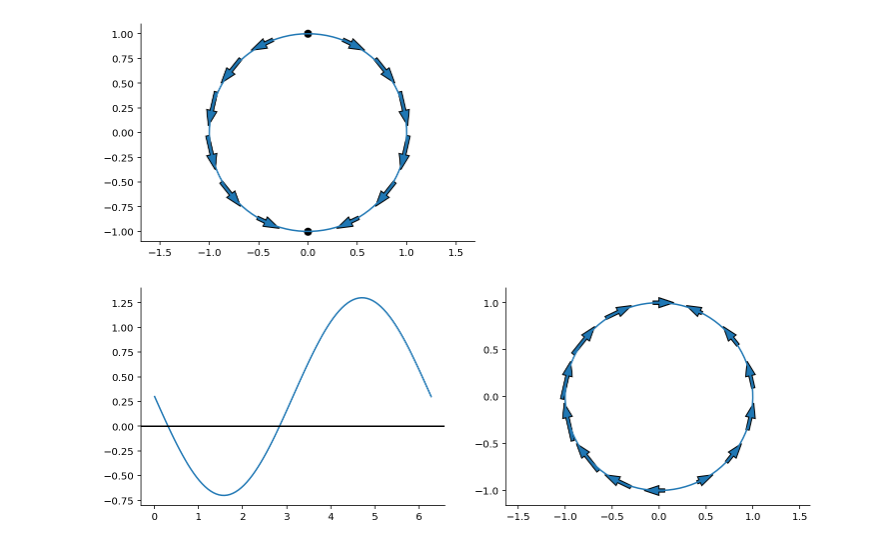
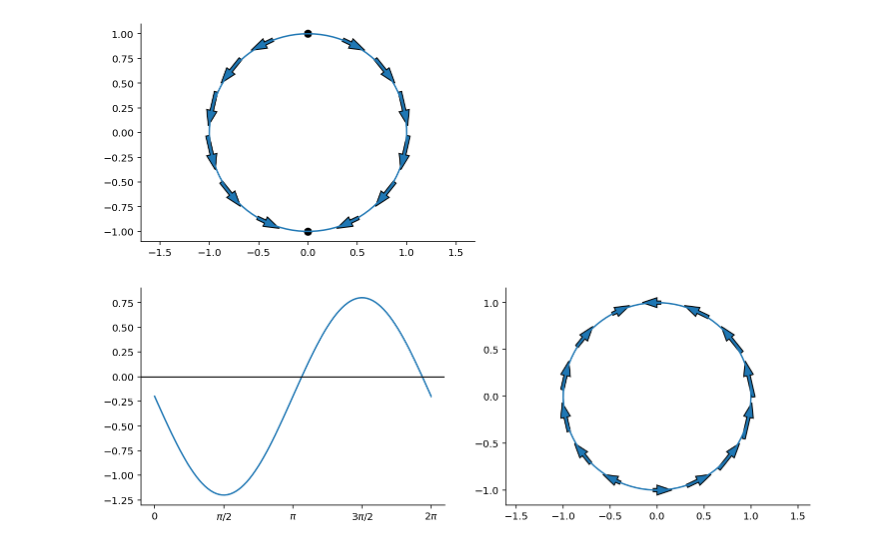
Before and after one commit to gerdm/QMUL, a Jupyter notebook: MTH744P-dynamical-systems/l04-flow-on-circle.ipynb, the cells around one changed output. Saved outputs shown, nothing was run; the diff lists cells and outputs as text; code cells hidden in the pictures.

```diff
--- a/MTH744P-dynamical-systems/l04-flow-on-circle.ipynb
+++ b/MTH744P-dynamical-systems/l04-flow-on-circle.ipynb
@@ -44,7 +44,8 @@ polar_coords = np.concatenate([np.sin(xticks_values)[:, None], np.cos(xticks_val
 # %%
 theta_circular = np.linspace(0, 2 * np.pi, 100)
 # %%
-def plot_circular_dynamics(theta_inits, f, eps=0.2, rtol=0.02):
+def plot_circular_dynamics(theta_inits, f, eps=0.2, rtol=0.02, ax=None):
+    ax = plt.subplots()[1] if ax is None else ax
     for theta in theta_inits:
         dx, dy = np.cos(theta) * eps, -np.sin(theta) * eps
 
@@ -52,16 +53,9 @@ def plot_circular_dynamics(theta_inits, f, eps=0.2, rtol=0.02):
         dy = -np.sin(theta) * eps * f(theta)
 
         if not np.isclose(dx, 0, rtol=rtol) or not np.isclose(dy, 0, rtol=rtol):
-            plt.arrow(np.sin(theta) - dx, np.cos(theta) - dy, dx, dy, width=0.035)
+            ax.arrow(np.sin(theta) - dx, np.cos(theta) - dy, dx, dy, width=0.035)
         else:
-            plt.scatter(np.sin(theta), np.cos(theta), c="black", s=50)
+            ax.scatter(np.sin(theta), np.cos(theta), c="black", s=50)
 
-    plt.plot(np.sin(theta_circular), np.cos(theta_circular))
-    plt.axis("equal");
+    ax.plot(np.sin(theta_circular), np.cos(theta_circular))
+    ax.axis("equal");
-# %%
-theta_init = np.arange(0, 2 * np.pi, np.pi / 6)
-
-def f(theta):
-    return 1
-
-plot_circular_dynamics(theta_init, f)
@@ -77,15 +81,20 @@ plot_circular_dynamics(theta_init, f)
 # %% [output]
 [figure]
 # %%
-theta_init = np.linspace(0, 2 * np.pi, 15)
+theta_init = np.arange(0, 2 * np.pi, np.pi / 7)
 
-omega, a = 0.3, 1
+omega, a = -0.2, 1
 def f(theta):
     return omega - a * np.sin(theta)
 
 fig, ax = plt.subplots(1, 2, figsize=(12, 4))
+xticks = ["0", r"$\pi/2$", r"$\pi$",r"$3\pi/2$",r"$2\pi$",]
+xticks_values = np.arange(0, 2 * np.pi + np.pi / 2, np.pi / 2)
+
 ax[0].plot(theta_range, f(theta_range))
 ax[0].axhline(y=0, c="black")
-plot_circular_dynamics(theta_init, f, rtol=0.7)
+ax[0].set_xticks(xticks_values)
+ax[0].set_xticklabels(xticks)
+plot_circular_dynamics(theta_init, f, rtol=1e-1, ax=ax[1])
 # %% [output]
-[figure, old version]
+[figure, new version]
```
Also changed, not shown: parts of 2 cells of this notebook.
